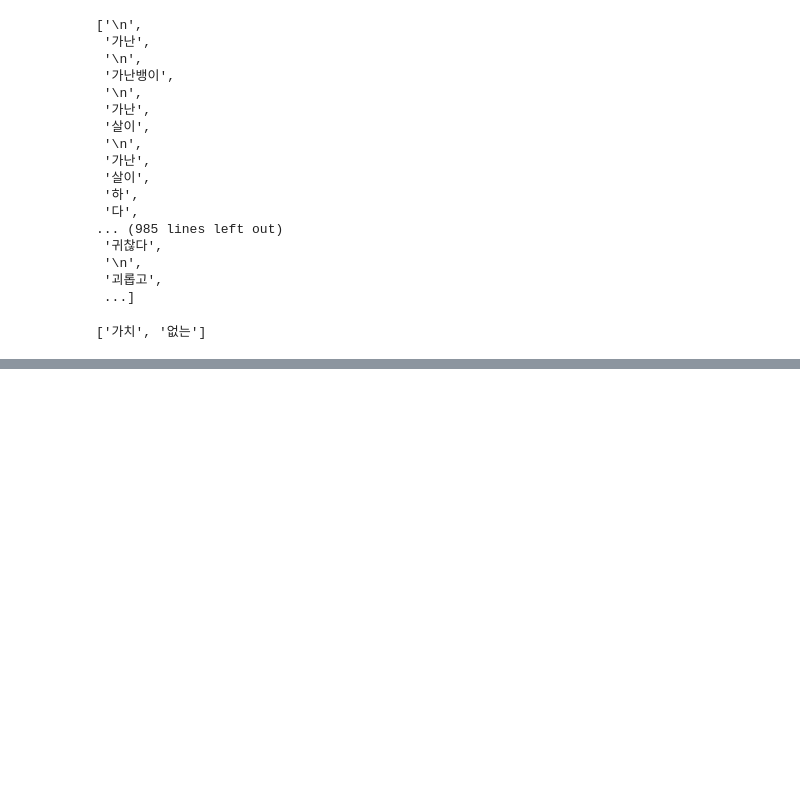
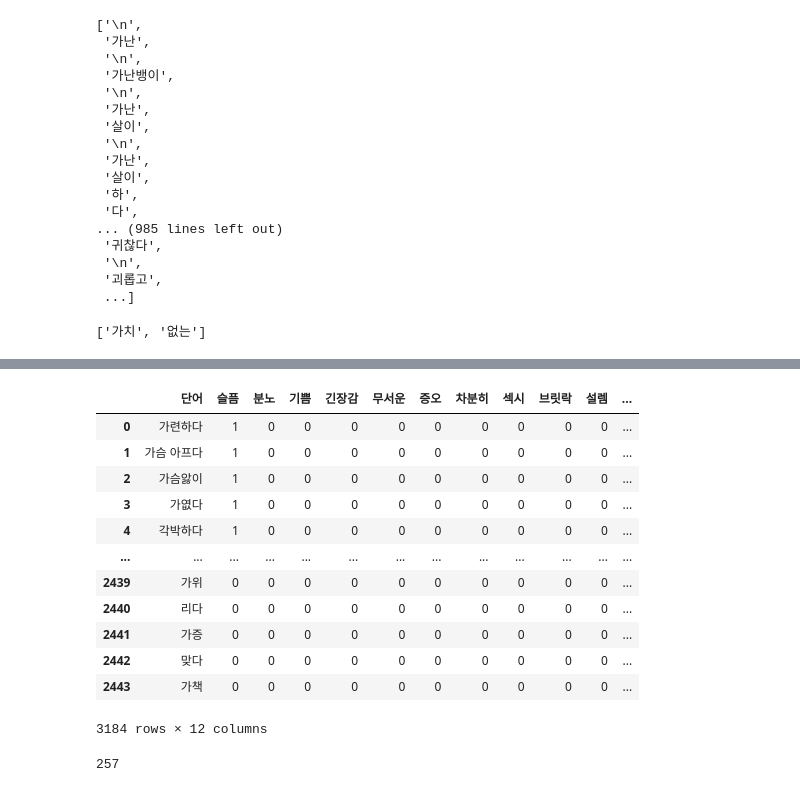
Before and after one commit to OHoRaaa/B_Project_4, a Jupyter notebook: 감성사전.ipynb, the cells around one changed output, grey strips where cells are left out. Saved outputs shown, nothing was run; the diff lists cells and outputs as text; code cells hidden in the pictures; blank space fills up the shorter version.

```diff
--- a/감성사전.ipynb
+++ b/감성사전.ipynb
@@ -4935,0 +5073,21 @@ neg_emo.to_csv("neg_emo.csv")
+# %%
+em_test = pd.concat([test, ne])
+em_test
+# %% [output]
+|  | 단어 | 슬픔 | 분노 | 기쁨 | 긴장감 | 무서운 | 증오 | 차분히 | 섹시 | 브릿락 | 설렘 | ... |
+| 0 | 가련하다 | 1 | 0 | 0 | 0 | 0 | 0 | 0 | 0 | 0 | 0 | ... |
+| 1 | 가슴 아프다 | 1 | 0 | 0 | 0 | 0 | 0 | 0 | 0 | 0 | 0 | ... |
+| 2 | 가슴앓이 | 1 | 0 | 0 | 0 | 0 | 0 | 0 | 0 | 0 | 0 | ... |
+| 3 | 가엾다 | 1 | 0 | 0 | 0 | 0 | 0 | 0 | 0 | 0 | 0 | ... |
+| 4 | 각박하다 | 1 | 0 | 0 | 0 | 0 | 0 | 0 | 0 | 0 | 0 | ... |
+| ... | ... | ... | ... | ... | ... | ... | ... | ... | ... | ... | ... | ... |
+| 2439 | 가위 | 0 | 0 | 0 | 0 | 0 | 0 | 0 | 0 | 0 | 0 | ... |
+| 2440 | 리다 | 0 | 0 | 0 | 0 | 0 | 0 | 0 | 0 | 0 | 0 | ... |
+| 2441 | 가증 | 0 | 0 | 0 | 0 | 0 | 0 | 0 | 0 | 0 | 0 | ... |
+| 2442 | 맞다 | 0 | 0 | 0 | 0 | 0 | 0 | 0 | 0 | 0 | 0 | ... |
+| 2443 | 가책 | 0 | 0 | 0 | 0 | 0 | 0 | 0 | 0 | 0 | 0 | ... |
+3184 rows × 12 columns
+# %%
+em_test.duplicated(['단어'], keep='first').sum()
+# %% [output]
+257
```
Also changed, not shown: parts of 18 cells of this notebook, 7 other files.
